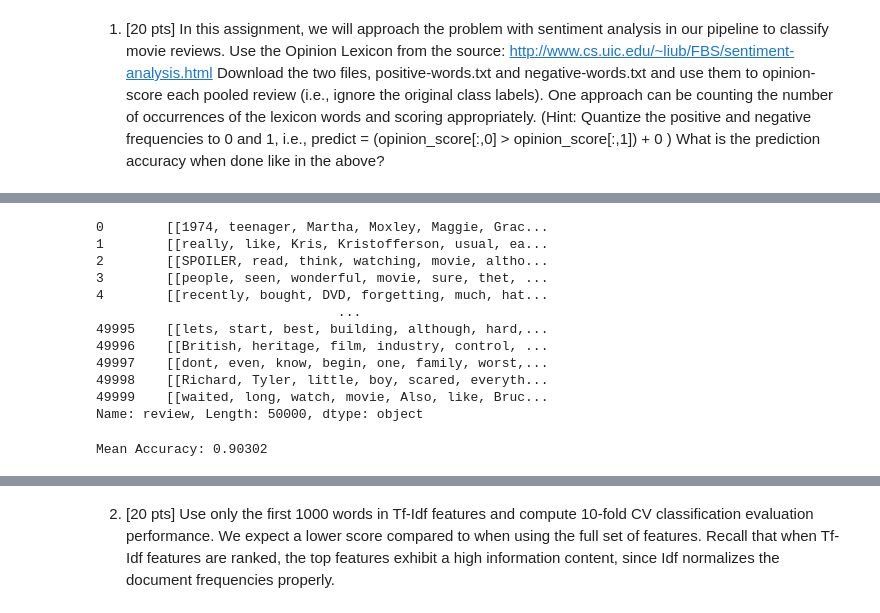
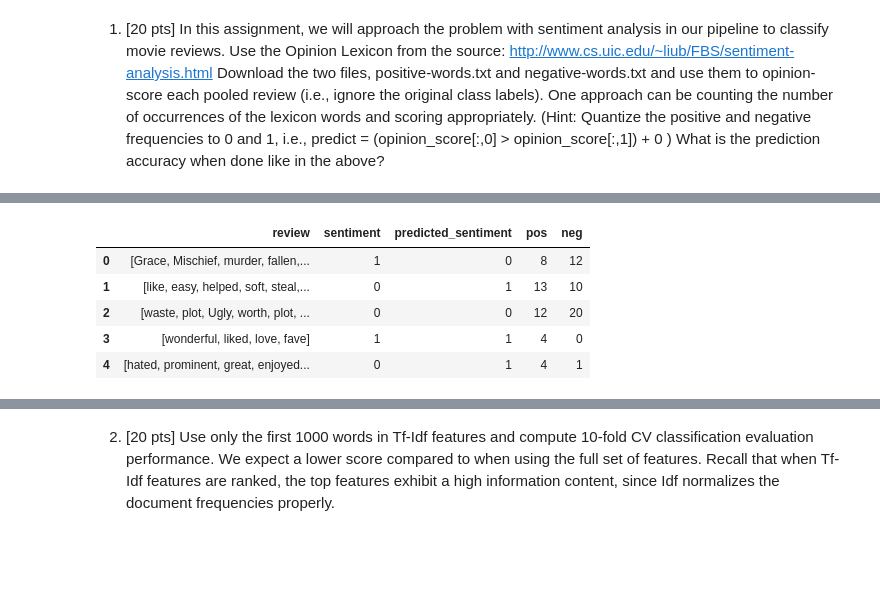
Before and after one commit to Higgs32584/cs_766_11, a Jupyter notebook: Michael_Higgins_Assignment_11.ipynb, the cells around one changed output, grey strips where cells are left out. Cells and saved outputs as stored; diff of their text form; code cells hidden in the pictures; blank space fills up the shorter version.

```diff
--- a/Michael_Higgins_Assignment_11.ipynb
+++ b/Michael_Higgins_Assignment_11.ipynb
@@ -38,57 +62,45 @@ neg_words=read_file('./negative-words.txt')
 # %%
+from collections import Counter
+import nltk
+from nltk.corpus import stopwords
 import pandas as pd
 import re
-import nltk
-from nltk.corpus import stopwords
+
+# Assuming you have a set of positive and negative words defined as pos_words and all_the_words
+
 def ie_preprocess(document):
-    # Sentence Parse
     document = re.sub('<br />', '', document)
     document = re.sub(r'[^\w\s]', '', document)
-    sentences = nltk.sent_tokenize(document)
+    sentences = [nltk.word_tokenize(sent) for sent in nltk.sent_tokenize(document)]
+    stop_words = set(stopwords.words('english'))
+    return [[word for word in sent if word.lower() in all_the_words] for sent in sentences][0]
 
-    # Word Parse and remove stopwords
-    stop_words = set(stopwords.words('english'))
+def count_sentiment(words):
+    return Counter(1 if word.lower() in pos_words else 0 for word in words)
 
-    sentences = [nltk.word_tokenize(sent) for sent in sentences]
-    sentences = [[word for word in sent if word.lower() not in stop_words and len(word) > 2] for sent in sentences]
+def predict_sentiment(counts):
+    return 0 if counts[0] > counts[1] else 1 if counts[1] > counts[0] else -1
 
-    return sentences
+def return_pos(counts):
+    return counts[1]
+
+def return_neg(counts):
+    return counts[0]
+
 path = './movie_data.csv'
-
 df = pd.read_csv(path, encoding="utf-8")
-df['review'].apply(ie_preprocess)
-df.to_csv('preprocessed_movie_data.csv')
+df['review'] = df['review'].apply(ie_preprocess)
+df['counts_of_pos_neg'] = df['review'].apply(count_sentiment)
+df['predicted_sentiment'] = df['counts_of_pos_neg'].apply(predict_sentiment)
+df['pos'] = df['counts_of_pos_neg'].apply(return_pos)
+df['neg'] = df['counts_of_pos_neg'].apply(return_neg)
+df = df.drop('counts_of_pos_neg', axis=1)
-# %% [output]
-0        [[1974, teenager, Martha, Moxley, Maggie, Grac...
-1        [[really, like, Kris, Kristofferson, usual, ea...
-2        [[SPOILER, read, think, watching, movie, altho...
-3        [[people, seen, wonderful, movie, sure, thet, ...
-4        [[recently, bought, DVD, forgetting, much, hat...
-                               ...
-49995    [[lets, start, best, building, although, hard,...
-49996    [[British, heritage, film, industry, control, ...
-49997    [[dont, even, know, begin, one, family, worst,...
-49998    [[Richard, Tyler, little, boy, scared, everyth...
-49999    [[waited, long, watch, movie, Also, like, Bruc...
-Name: review, Length: 50000, dtype: object
-# %%
-
-# Create a CountVectorizer for text data
-tfidf_vectorizer = TfidfVectorizer()
-
-# Prepare your features and labels
-X = tfidf_vectorizer.fit_transform(df['review'])
-y = df['sentiment']
-# Transform the training data using the CountVectorizer
-
-# Initialize and train the Logistic Regression classifier
-
-log_classifier = LinearSVC()
-cv = StratifiedKFold(n_splits=10, shuffle=True, random_state=42)
-scores = cross_val_score(log_classifier, X, y, cv=cv, scoring='accuracy')
-
-# Report the 10-fold cross-validation performance
-mean_accuracy = np.mean(scores)
-print("Mean Accuracy:", mean_accuracy)
-# %% [output]
-Mean Accuracy: 0.90302
+# %%
+df.head()
+# %% [output]
+|  | review | sentiment | predicted_sentiment | pos | neg |
+| 0 | [Grace, Mischief, murder, fallen,... | 1 | 0 | 8 | 12 |
+| 1 | [like, easy, helped, soft, steal,... | 0 | 1 | 13 | 10 |
+| 2 | [waste, plot, Ugly, worth, plot, ... | 0 | 0 | 12 | 20 |
+| 3 | [wonderful, liked, love, fave] | 1 | 1 | 4 | 0 |
+| 4 | [hated, prominent, great, enjoyed... | 0 | 1 | 4 | 1 |
```
Also changed, not shown: parts of 18 cells of this notebook.
